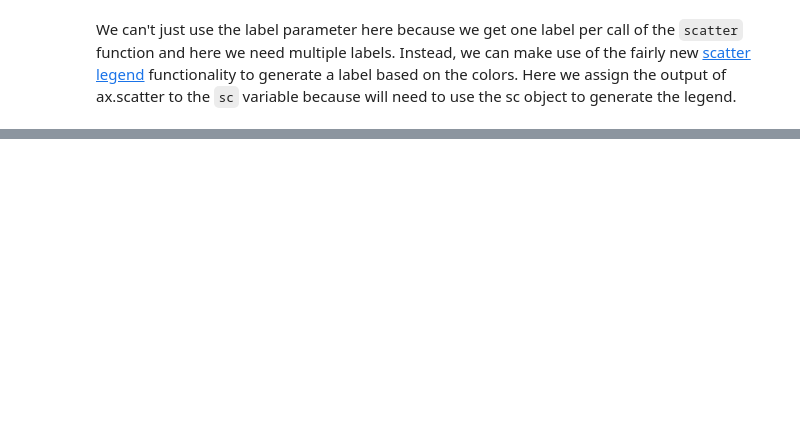
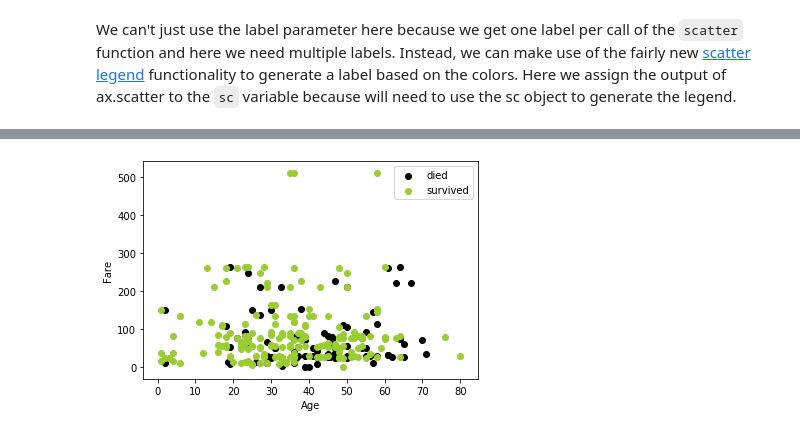
Before and after one commit to matplotlib/GettingStarted, a Jupyter notebook: notebooks/02_visual_variables.ipynb, the cells around one changed output, grey strips where cells are left out. Cells and saved outputs as stored; diff of their text form; code cells hidden in the pictures; blank space fills up the shorter version.

```diff
--- a/notebooks/02_visual_variables.ipynb
+++ b/notebooks/02_visual_variables.ipynb
@@ -235,0 +229,8 @@ ax.set_ylabel(y)
+# %%
+fig, ax = plt.subplots()
+_ = ax.scatter('age', 'fare', c='black', cmap=cmap, data=df[df['survived']==0], label='died')
+_ = ax.scatter('age', 'fare', c='yellowgreen', cmap=cmap, data=df[df['survived']==1], label='survived')
+_ = ax.set(xlabel = 'Age', ylabel = 'Fare')
+_ =  ax.legend()
+# %% [output]
+[figure, added]
```
Also changed, not shown: parts of 35 cells of this notebook, 1 other file.
